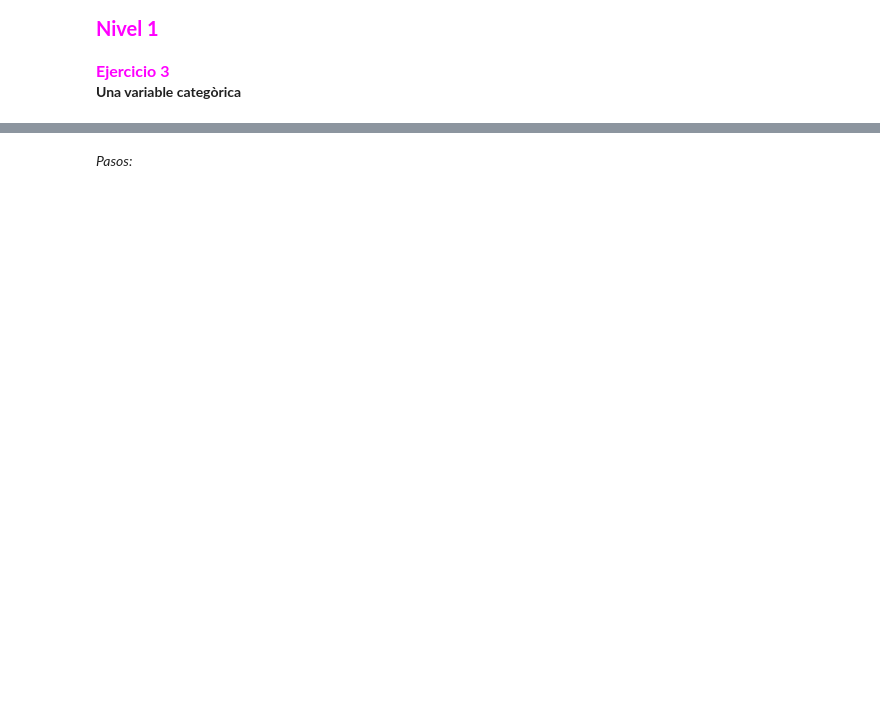
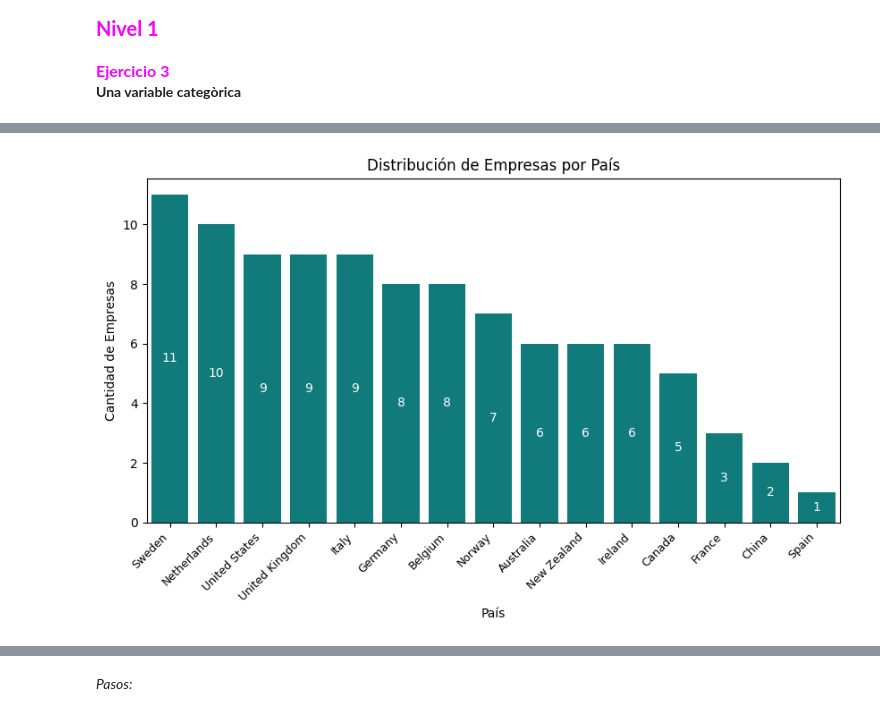
Before and after one commit to Nathalia-GM2912/Data_Analytics_2024, a Jupyter notebook: Sprint_8_Python/Sprint_8.01.ipynb, the cells around one changed output, grey strips where cells are left out. Drawn from its saved outputs; the diff is of its cells as text; code cells hidden in the pictures; blank space fills up the shorter version.

```diff
--- a/Sprint_8_Python/Sprint_8.01.ipynb
+++ b/Sprint_8_Python/Sprint_8.01.ipynb
@@ -310,0 +319,15 @@ Esto sugiere que el peso no es el factor principal que determina el precio; es p
+# %%
+pais_counts = df_companies['country'].value_counts()
+
+plt.figure(figsize=(10, 5))
+ax = sns.barplot(x=pais_counts.index, y=pais_counts.values, color= 'darkcyan')
+for container in ax.containers:ax.bar_label(container, fmt='%d', label_type='center', color='white', fontsize=10)
+
+plt.title('Distribución de Empresas por País')
+plt.xlabel('País')
+plt.ylabel('Cantidad de Empresas')
+plt.xticks(rotation=45, ha='right', fontsize=9)
+
+plt.show()
+# %% [output]
+[figure, added]
```
Also changed, not shown: parts of 22 cells of this notebook.
